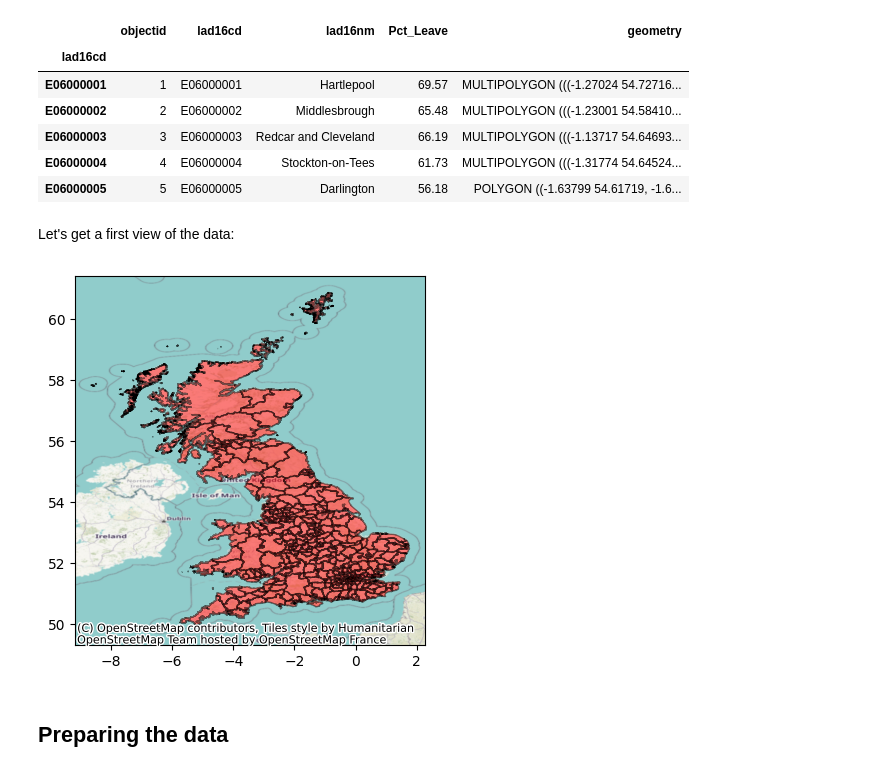
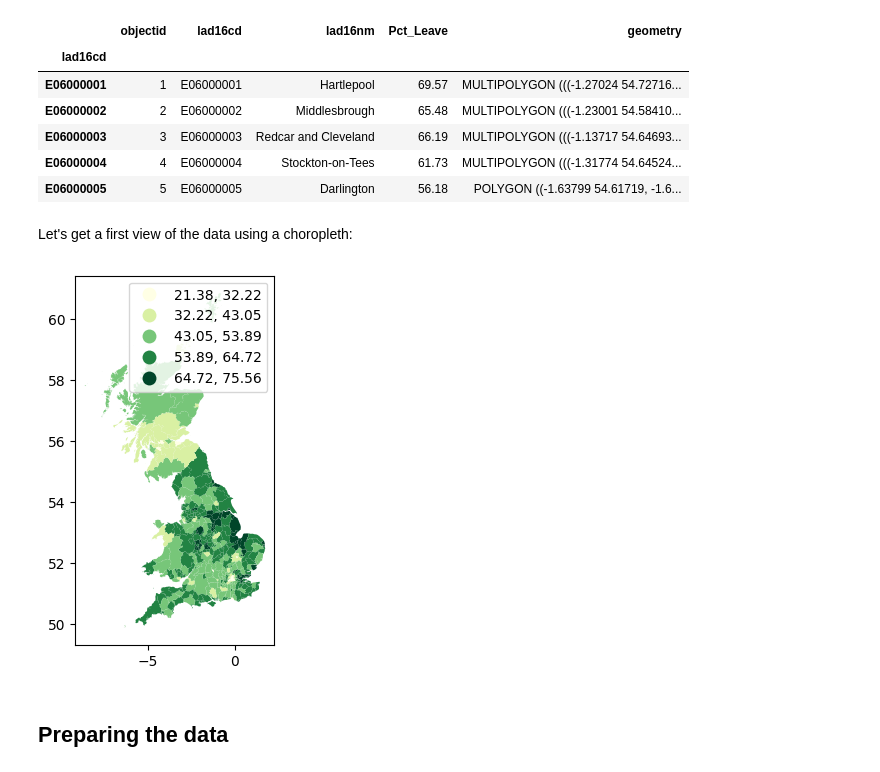
Before and after one commit to SC-GSDA-WS2324/Lecture6, a Jupyter notebook: 6_autocorr_ESDA.ipynb, the cells around one changed output. Saved outputs shown, nothing was run; the diff lists cells and outputs as text; code cells hidden in the pictures.

```diff
--- a/6_autocorr_ESDA.ipynb
+++ b/6_autocorr_ESDA.ipynb
@@ -104,15 +104,11 @@ br.head()
 | E06000004 | 4 | E06000004 | Stockton-on-Tees | 61.73 | MULTIPOLYGON (((-1.31774 54.64524... |
 | E06000005 | 5 | E06000005 | Darlington | 56.18 | POLYGON ((-1.63799 54.61719, -1.6... |
 # %% [markdown]
-Let's get a first view of the data:
+Let's get a first view of the data using a choropleth:
-# %%
-# Plot polygons
-ax = br.plot(alpha=0.5, color='red',  edgecolor='black');
-# Add background map, expressing target CRS so the basemap can be
-# reprojected (warped)
-ctx.add_basemap(ax, crs=br.crs)
-# %% [output]
-[figure, removed]
+# %%
+ax = br.plot(column="Pct_Leave", scheme="equal_interval", cmap="YlGn", legend = True)
+# %% [output]
+[figure, added]
 # %% [markdown]
 ## Preparing the data
 # %% [markdown]
```
Also changed, not shown: parts of 14 cells of this notebook.
